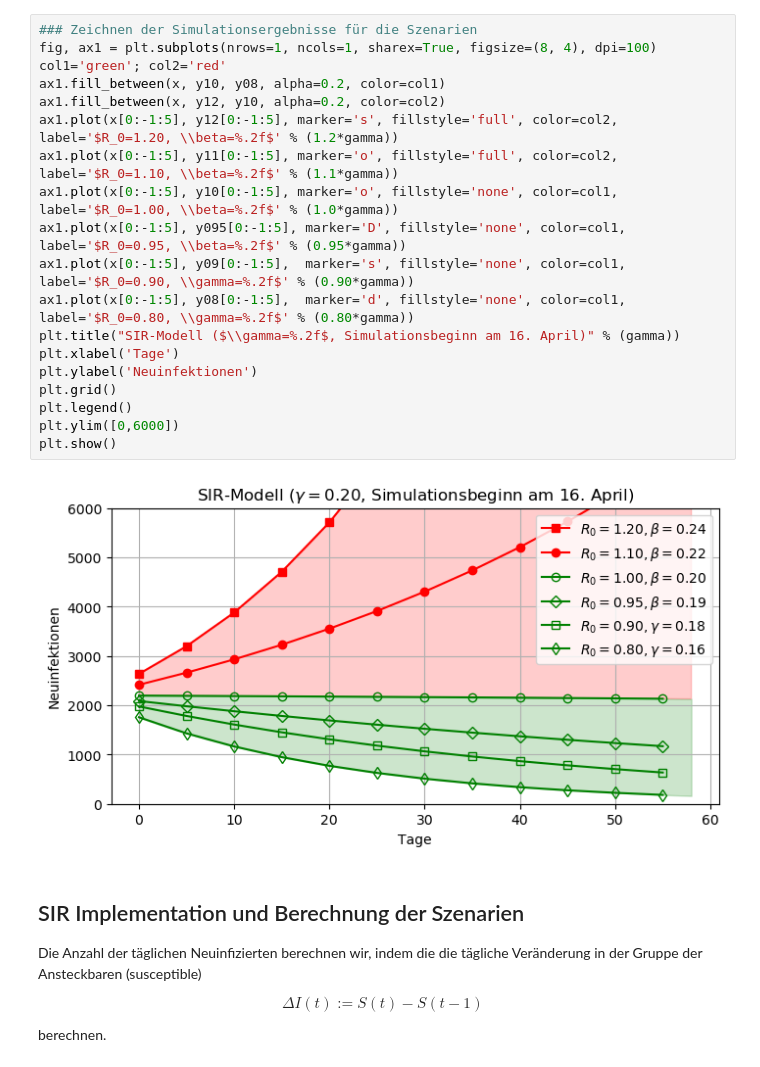
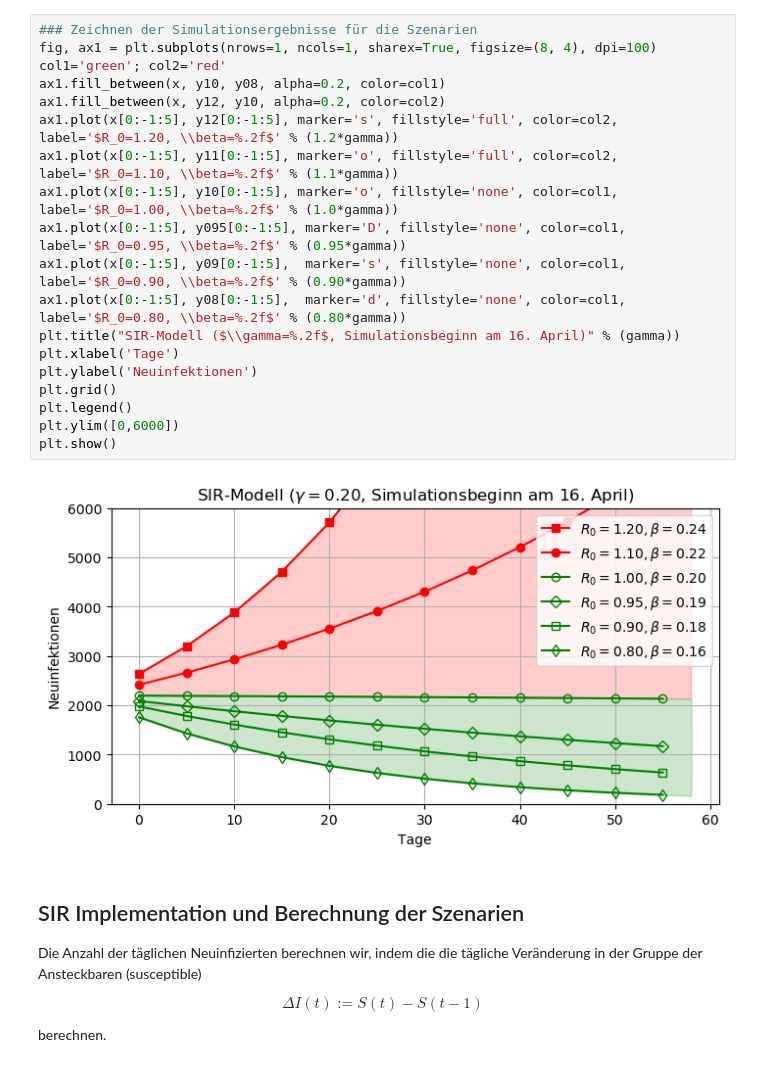
Before and after one commit to olaf-beh/SIR, a Jupyter notebook: sir-analysis-20200425.ipynb, the cells around one changed output. Drawn from its saved outputs; the diff is of its cells as text.

Commit message:
Changes to introduction and typos in graphic

```diff
--- a/sir-analysis-20200425.ipynb
+++ b/sir-analysis-20200425.ipynb
@@ -78,24 +80,24 @@ Der Leser ist eingeladen, selber Simulationen auf Basis des hier implementierten
 # %%
 ### Zeichnen der Simulationsergebnisse für die Szenarien
 fig, ax1 = plt.subplots(nrows=1, ncols=1, sharex=True, figsize=(8, 4), dpi=100)
 col1='green'; col2='red'
 ax1.fill_between(x, y10, y08, alpha=0.2, color=col1)
 ax1.fill_between(x, y12, y10, alpha=0.2, color=col2)
 ax1.plot(x[0:-1:5], y12[0:-1:5], marker='s', fillstyle='full', color=col2, label='$R_0=1.20, \\beta=%.2f$' % (1.2*gamma))
 ax1.plot(x[0:-1:5], y11[0:-1:5], marker='o', fillstyle='full', color=col2, label='$R_0=1.10, \\beta=%.2f$' % (1.1*gamma))
 ax1.plot(x[0:-1:5], y10[0:-1:5], marker='o', fillstyle='none', color=col1, label='$R_0=1.00, \\beta=%.2f$' % (1.0*gamma))
 ax1.plot(x[0:-1:5], y095[0:-1:5], marker='D', fillstyle='none', color=col1, label='$R_0=0.95, \\beta=%.2f$' % (0.95*gamma))
-ax1.plot(x[0:-1:5], y09[0:-1:5],  marker='s', fillstyle='none', color=col1,  label='$R_0=0.90, \\gamma=%.2f$' % (0.90*gamma))
-ax1.plot(x[0:-1:5], y08[0:-1:5],  marker='d', fillstyle='none', color=col1, label='$R_0=0.80, \\gamma=%.2f$' % (0.80*gamma))
+ax1.plot(x[0:-1:5], y09[0:-1:5],  marker='s', fillstyle='none', color=col1,  label='$R_0=0.90, \\beta=%.2f$' % (0.90*gamma))
+ax1.plot(x[0:-1:5], y08[0:-1:5],  marker='d', fillstyle='none', color=col1, label='$R_0=0.80, \\beta=%.2f$' % (0.80*gamma))
 plt.title("SIR-Modell ($\\gamma=%.2f$, Simulationsbeginn am 16. April)" % (gamma))
 plt.xlabel('Tage')
 plt.ylabel('Neuinfektionen')
 plt.grid()
 plt.legend()
 plt.ylim([0,6000])
 plt.show()
 # %% [output]
-[figure, old version]
+[figure, new version]
 # %% [markdown]
 ## SIR Implementation und Berechnung der Szenarien
 
```
Also changed, not shown: parts of 3 cells of this notebook.
